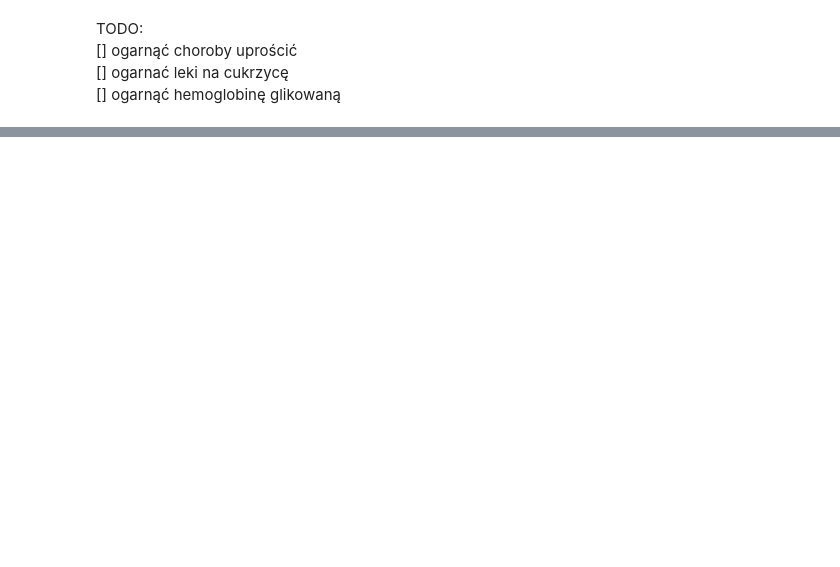
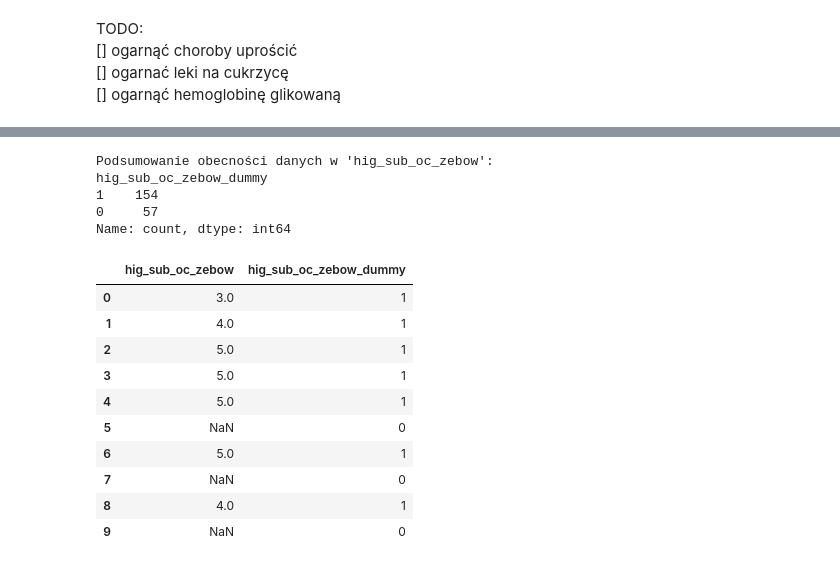
Before and after one commit to MichalPietruszevski/phd, a Jupyter notebook: wykluczenia.ipynb, the cells around one changed output, grey strips where cells are left out. Cells and saved outputs as stored; diff of their text form; code cells hidden in the pictures; blank space fills up the shorter version.

```diff
--- a/wykluczenia.ipynb
+++ b/wykluczenia.ipynb
@@ -124,0 +306,25 @@ TODO:
+# %%
+# Tworzenie kolumny dummy dla obecności oceny zębów
+df['hig_sub_oc_zebow_dummy'] = df['hig_sub_oc_zebow'].notna().astype(int)
+
+# Sprawdzenie wyników
+print("Podsumowanie obecności danych w 'hig_sub_oc_zebow':")
+print(df['hig_sub_oc_zebow_dummy'].value_counts())
+display(df[['hig_sub_oc_zebow', 'hig_sub_oc_zebow_dummy']].head(10))
+# %% [output]
+Podsumowanie obecności danych w 'hig_sub_oc_zebow':
+hig_sub_oc_zebow_dummy
+1    154
+0     57
+Name: count, dtype: int64
+|  | hig_sub_oc_zebow | hig_sub_oc_zebow_dummy |
+| 0 | 3.0 | 1 |
+| 1 | 4.0 | 1 |
+| 2 | 5.0 | 1 |
+| 3 | 5.0 | 1 |
+| 4 | 5.0 | 1 |
+| 5 | NaN | 0 |
+| 6 | 5.0 | 1 |
+| 7 | NaN | 0 |
+| 8 | 4.0 | 1 |
+| 9 | NaN | 0 |
```
Also changed, not shown: parts of 12 cells of this notebook.
